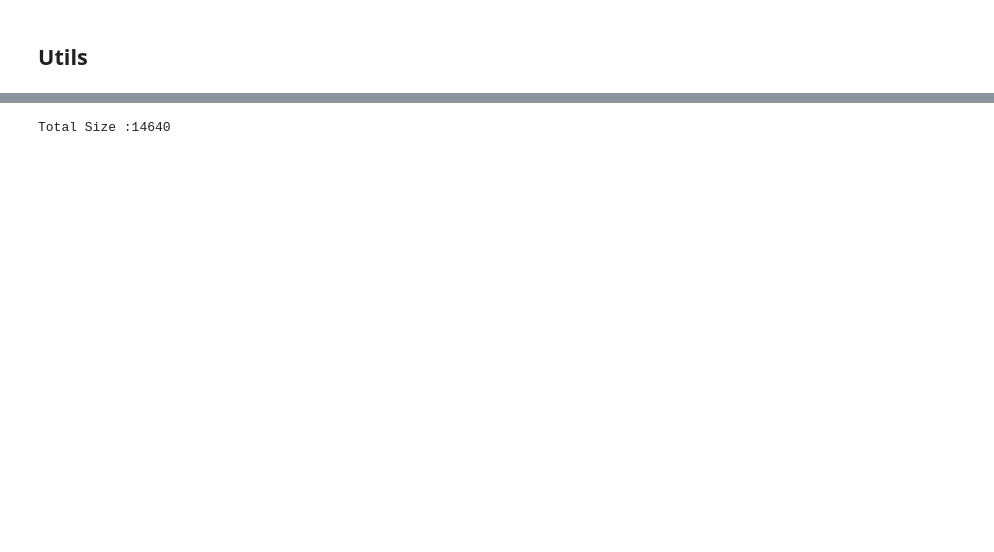
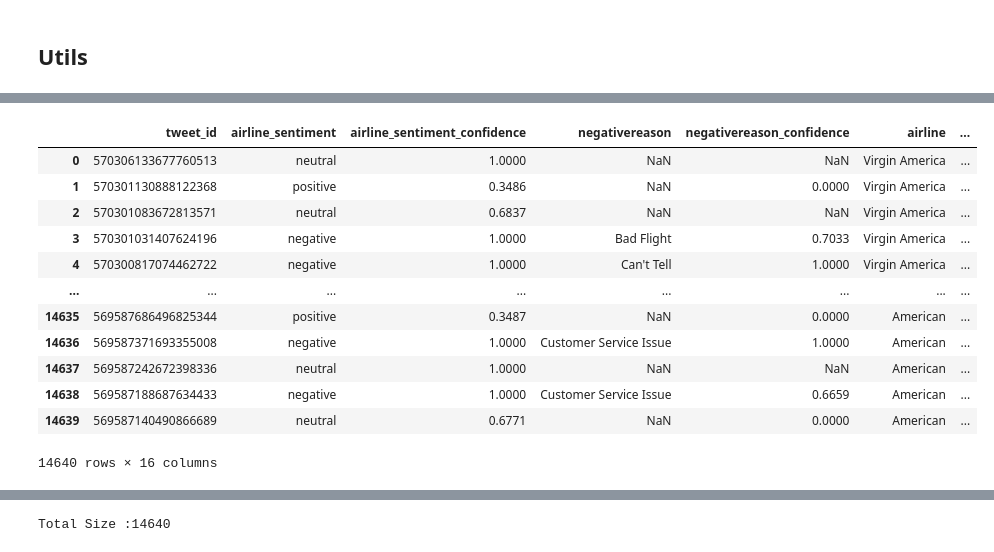
Before and after one commit to weiweitoo/airline-twitter-sentiment, a Jupyter notebook: model.ipynb, the cells around one changed output, grey strips where cells are left out. Saved outputs shown, nothing was run; the diff lists cells and outputs as text; code cells hidden in the pictures; blank space fills up the shorter version.

```diff
--- a/model.ipynb
+++ b/model.ipynb
@@ -40,0 +142,20 @@ def plot_bar(dictionary, title):
+# %%
+def generate_sample(row, n):
+  row['text_new'] = synonym_replacement(row['text'], n)
+  return row
+# %%
+df.apply(lambda row: generate_sample(row, 4), axis=1)
+# %% [output]
+|  | tweet_id | airline_sentiment | airline_sentiment_confidence | negativereason | negativereason_confidence | airline | ... |
+| 0 | 570306133677760513 | neutral | 1.0000 | NaN | NaN | Virgin America | ... |
+| 1 | 570301130888122368 | positive | 0.3486 | NaN | 0.0000 | Virgin America | ... |
+| 2 | 570301083672813571 | neutral | 0.6837 | NaN | NaN | Virgin America | ... |
+| 3 | 570301031407624196 | negative | 1.0000 | Bad Flight | 0.7033 | Virgin America | ... |
+| 4 | 570300817074462722 | negative | 1.0000 | Can't Tell | 1.0000 | Virgin America | ... |
+| ... | ... | ... | ... | ... | ... | ... | ... |
+| 14635 | 569587686496825344 | positive | 0.3487 | NaN | 0.0000 | American | ... |
+| 14636 | 569587371693355008 | negative | 1.0000 | Customer Service Issue | 1.0000 | American | ... |
+| 14637 | 569587242672398336 | neutral | 1.0000 | NaN | NaN | American | ... |
+| 14638 | 569587188687634433 | negative | 1.0000 | Customer Service Issue | 0.6659 | American | ... |
+| 14639 | 569587140490866689 | neutral | 0.6771 | NaN | 0.0000 | American | ... |
+14640 rows × 16 columns
```
Also changed, not shown: parts of 41 cells of this notebook.
